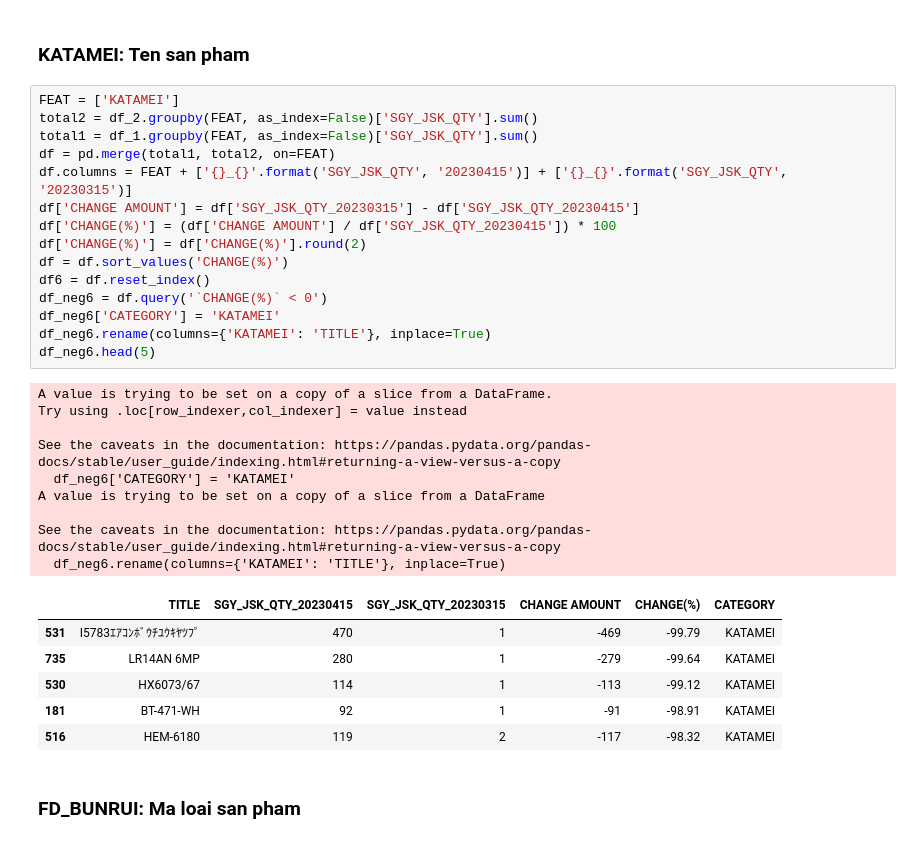
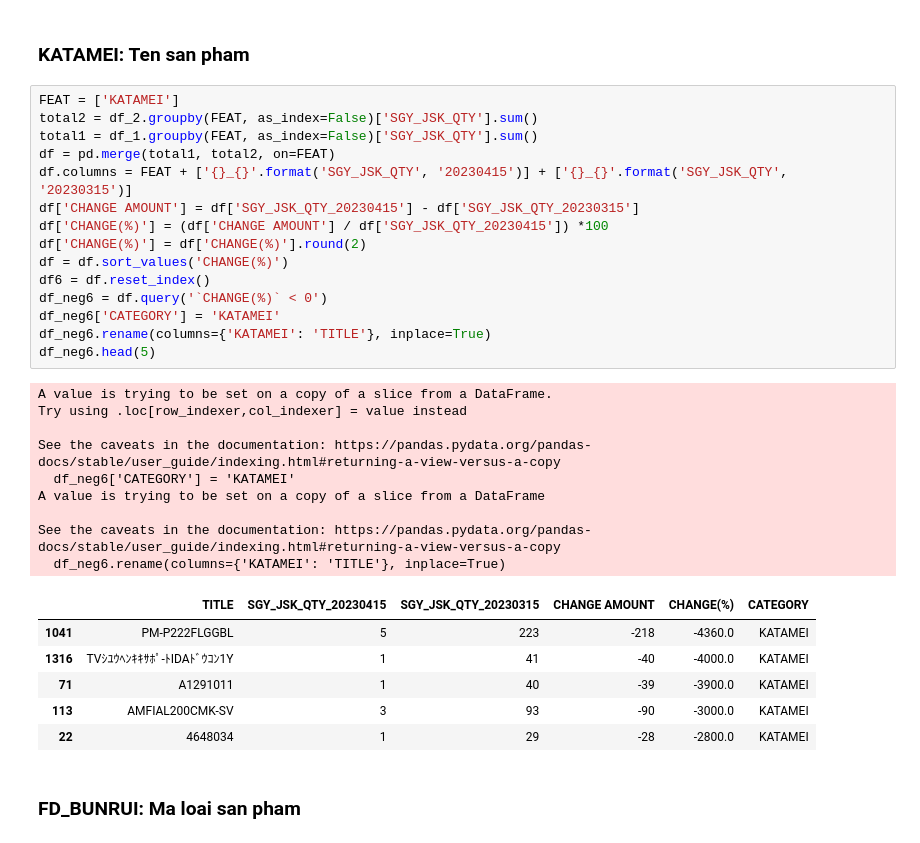
Before and after one commit to NGOHang98/Usee, a Jupyter notebook: Usee.ipynb, the cells around one changed output. Saved outputs shown, nothing was run; the diff lists cells and outputs as text.

```diff
--- a/Usee.ipynb
+++ b/Usee.ipynb
@@ -564,34 +584,34 @@ See the caveats in the documentation: https://pandas.pydata.org/pandas-docs/stab
 # %%
 FEAT = ['KATAMEI']
 total2 = df_2.groupby(FEAT, as_index=False)['SGY_JSK_QTY'].sum()
 total1 = df_1.groupby(FEAT, as_index=False)['SGY_JSK_QTY'].sum()
 df = pd.merge(total1, total2, on=FEAT)
 df.columns = FEAT + ['{}_{}'.format('SGY_JSK_QTY', '20230415')] + ['{}_{}'.format('SGY_JSK_QTY', '20230315')]
-df['CHANGE AMOUNT'] = df['SGY_JSK_QTY_20230315'] - df['SGY_JSK_QTY_20230415']
-df['CHANGE(%)'] = (df['CHANGE AMOUNT'] / df['SGY_JSK_QTY_20230415']) * 100
+df['CHANGE AMOUNT'] = df['SGY_JSK_QTY_20230415'] - df['SGY_JSK_QTY_20230315']
+df['CHANGE(%)'] = (df['CHANGE AMOUNT'] / df['SGY_JSK_QTY_20230415']) *100
 df['CHANGE(%)'] = df['CHANGE(%)'].round(2)
 df = df.sort_values('CHANGE(%)')
 df6 = df.reset_index()
 df_neg6 = df.query('`CHANGE(%)` < 0')
 df_neg6['CATEGORY'] = 'KATAMEI'
 df_neg6.rename(columns={'KATAMEI': 'TITLE'}, inplace=True)
 df_neg6.head(5)
 # %% [output]
 A value is trying to be set on a copy of a slice from a DataFrame.
 Try using .loc[row_indexer,col_indexer] = value instead
 
 See the caveats in the documentation: https://pandas.pydata.org/pandas-docs/stable/user_guide/indexing.html#returning-a-view-versus-a-copy
   df_neg6['CATEGORY'] = 'KATAMEI'
 A value is trying to be set on a copy of a slice from a DataFrame
 
 See the caveats in the documentation: https://pandas.pydata.org/pandas-docs/stable/user_guide/indexing.html#returning-a-view-versus-a-copy
   df_neg6.rename(columns={'KATAMEI': 'TITLE'}, inplace=True)
 |  | TITLE | SGY_JSK_QTY_20230415 | SGY_JSK_QTY_20230315 | CHANGE AMOUNT | CHANGE(%) | CATEGORY |
-| 531 | I5783ｴｱｺﾝﾎﾞｳﾁﾕｳｷﾔﾂﾌﾟ | 470 | 1 | -469 | -99.79 | KATAMEI |
-| 735 | LR14AN 6MP | 280 | 1 | -279 | -99.64 | KATAMEI |
-| 530 | HX6073/67 | 114 | 1 | -113 | -99.12 | KATAMEI |
-| 181 | BT-471-WH | 92 | 1 | -91 | -98.91 | KATAMEI |
-| 516 | HEM-6180 | 119 | 2 | -117 | -98.32 | KATAMEI |
+| 1041 | PM-P222FLGGBL | 5 | 223 | -218 | -4360.0 | KATAMEI |
+| 1316 | TVｼﾕｳﾍﾝｷｷｻﾎﾟ-ﾄIDAﾄﾞｳｺﾝ1Y | 1 | 41 | -40 | -4000.0 | KATAMEI |
+| 71 | A1291011 | 1 | 40 | -39 | -3900.0 | KATAMEI |
+| 113 | AMFIAL200CMK-SV | 3 | 93 | -90 | -3000.0 | KATAMEI |
+| 22 | 4648034 | 1 | 29 | -28 | -2800.0 | KATAMEI |
 # %% [markdown]
 ### FD_BUNRUI: Ma loai san pham
 # %%
```
Also changed, not shown: parts of 34 cells of this notebook, 5 other files.
